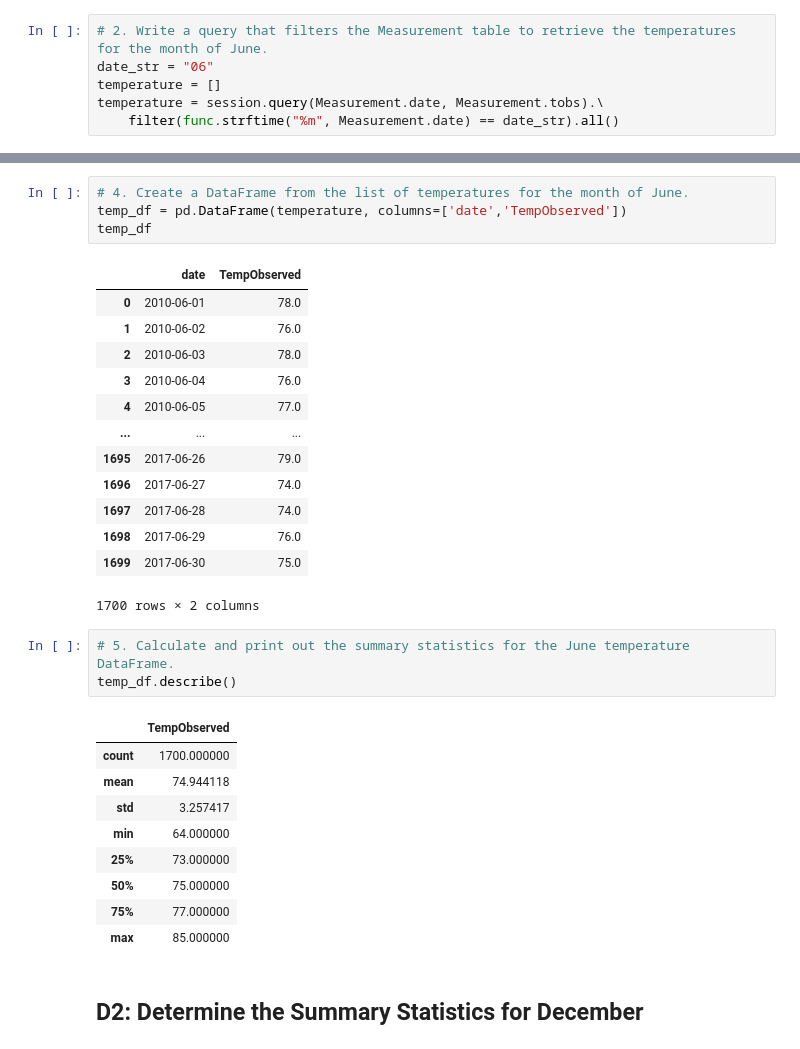
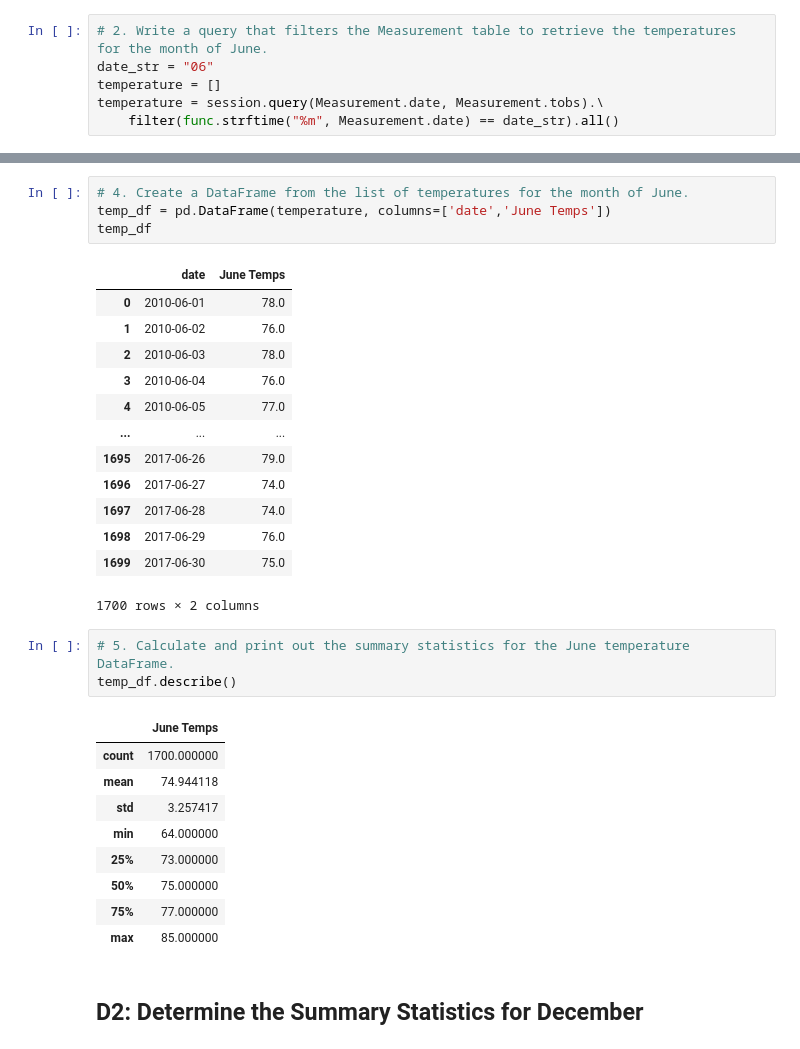
Before and after one commit to gaudiom4git/surfs_up, a Jupyter notebook: SurfsUp_Challenge.ipynb, the cells around one changed output, grey strips where cells are left out. Drawn from its saved outputs; the diff is of its cells as text.

```diff
--- a/SurfsUp_Challenge.ipynb
+++ b/SurfsUp_Challenge.ipynb
@@ -66,10 +66,10 @@ temperature
  ...]
 # %%
 # 4. Create a DataFrame from the list of temperatures for the month of June.
-temp_df = pd.DataFrame(temperature, columns=['date','TempObserved'])
+temp_df = pd.DataFrame(temperature, columns=['date','June Temps'])
 temp_df
 # %% [output]
-|  | date | TempObserved |
+|  | date | June Temps |
 | 0 | 2010-06-01 | 78.0 |
 | 1 | 2010-06-02 | 76.0 |
 | 2 | 2010-06-03 | 78.0 |
@@ -86,7 +86,7 @@ temp_df
 # 5. Calculate and print out the summary statistics for the June temperature DataFrame.
 temp_df.describe()
 # %% [output]
-|  | TempObserved |
+|  | June Temps |
 | count | 1700.000000 |
 | mean | 74.944118 |
 | std | 3.257417 |
```
Also changed, not shown: parts of 2 cells of this notebook, 4 other files.
